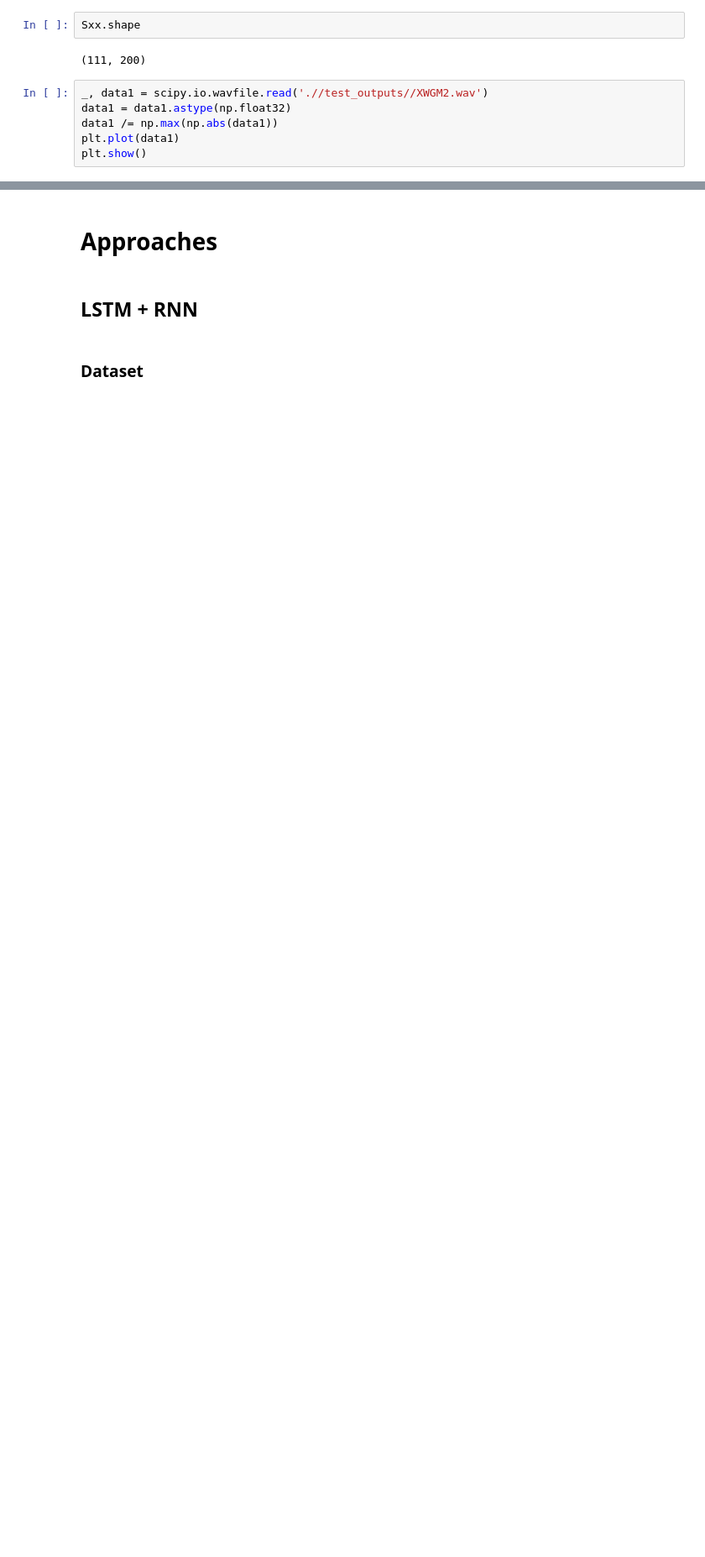
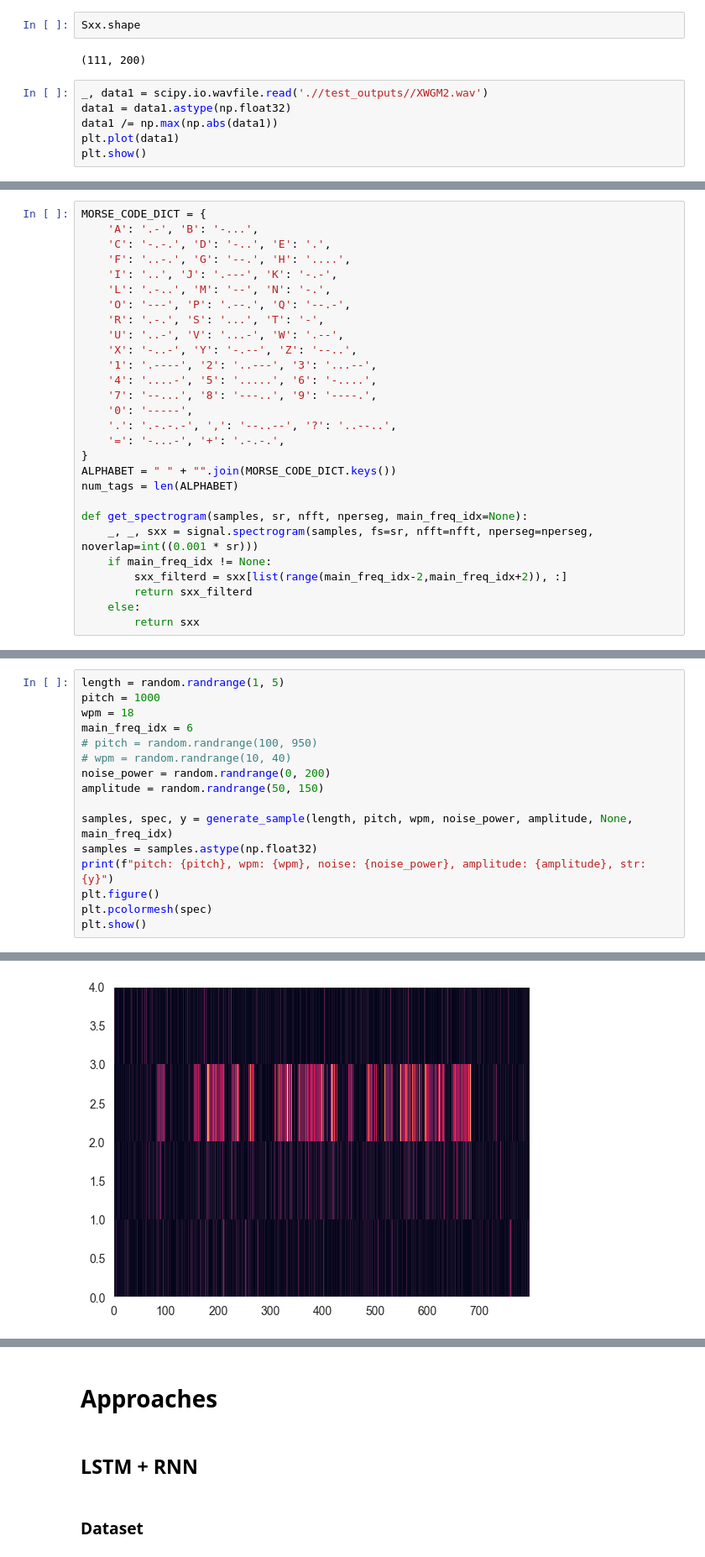
Before and after one commit to MaorAssayag/morse-deep-learning-detect-and-decode, a Jupyter notebook: dl-cw-decoder.ipynb, the cells around one changed output, grey strips where cells are left out. Shown: that part at 84% size. Cells and saved outputs as stored; diff of their text form; blank space fills up the shorter version.

```diff
--- a/dl-cw-decoder.ipynb
+++ b/dl-cw-decoder.ipynb
@@ -370,0 +375,28 @@ plt.show()
+# %%
+MORSE_CODE_DICT = {
+    'A': '.-', 'B': '-...',
+    'C': '-.-.', 'D': '-..', 'E': '.',
+    'F': '..-.', 'G': '--.', 'H': '....',
+    'I': '..', 'J': '.---', 'K': '-.-',
+    'L': '.-..', 'M': '--', 'N': '-.',
+    'O': '---', 'P': '.--.', 'Q': '--.-',
+    'R': '.-.', 'S': '...', 'T': '-',
+    'U': '..-', 'V': '...-', 'W': '.--',
+    'X': '-..-', 'Y': '-.--', 'Z': '--..',
+    '1': '.----', '2': '..---', '3': '...--',
+    '4': '....-', '5': '.....', '6': '-....',
+    '7': '--...', '8': '---..', '9': '----.',
+    '0': '-----',
+    '.': '.-.-.-', ',': '--..--', '?': '..--..',
+    '=': '-...-', '+': '.-.-.',
+}
+ALPHABET = " " + "".join(MORSE_CODE_DICT.keys())
+num_tags = len(ALPHABET)
+
+def get_spectrogram(samples, sr, nfft, nperseg, main_freq_idx=None):
+    _, _, sxx = signal.spectrogram(samples, fs=sr, nfft=nfft, nperseg=nperseg, noverlap=int((0.001 * sr)))
+    if main_freq_idx != None:
+        sxx_filterd = sxx[list(range(main_freq_idx-2,main_freq_idx+2)), :]
+        return sxx_filterd
+    else:
+        return sxx
@@ -370,0 +473,17 @@ plt.show()
+# %%
+length = random.randrange(1, 5)
+pitch = 1000
+wpm = 18
+main_freq_idx = 6
+# pitch = random.randrange(100, 950)
+# wpm = random.randrange(10, 40)
+noise_power = random.randrange(0, 200)
+amplitude = random.randrange(50, 150)
+
+samples, spec, y = generate_sample(length, pitch, wpm, noise_power, amplitude, None, main_freq_idx)
+samples = samples.astype(np.float32)
+print(f"pitch: {pitch}, wpm: {wpm}, noise: {noise_power}, amplitude: {amplitude}, str: {y}")
+plt.figure()
+plt.pcolormesh(spec)
+plt.show()
+# %% [output]
@@ -370,0 +491 @@ plt.show()
+[figure, added]
```
Also changed, not shown: parts of 19 cells of this notebook, 58 other files.
